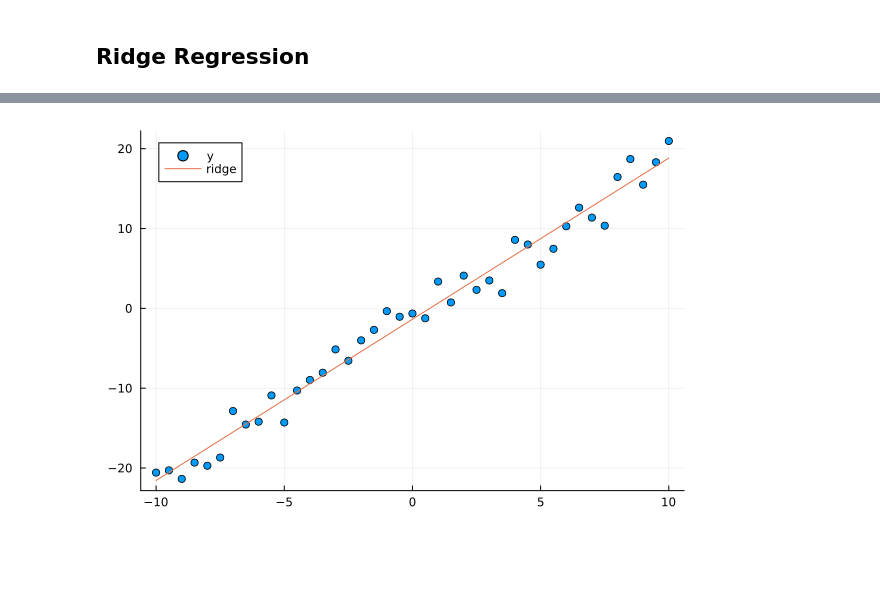
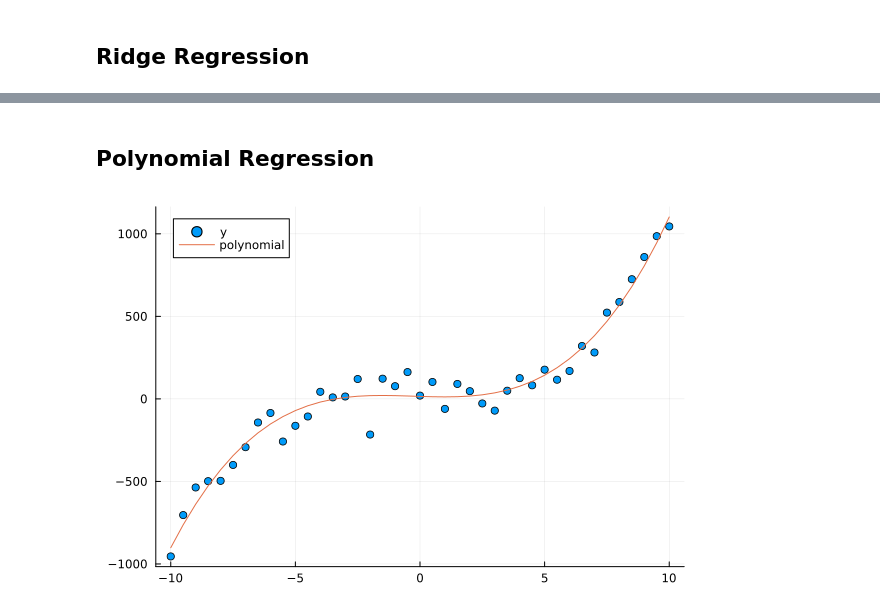
Before and after one commit to SylvainBrouwer/PRML-in-Julia, a Jupyter notebook: notebooks/ch03_linear_models_for_regression.ipynb, the cells around one changed output, grey strips where cells are left out. Cells and saved outputs as stored; diff of their text form; code cells hidden in the pictures; blank space fills up the shorter version.

Commit message:
Overhauled regression structures + added PolynomialRegression.

```diff
--- a/notebooks/ch03_linear_models_for_regression.ipynb
+++ b/notebooks/ch03_linear_models_for_regression.ipynb
@@ -25,8 +50,17 @@ plot!(x, y_pred, label="regression")
+# %% [markdown]
+## Polynomial Regression
 # %%
-ridge = RidgeRegression(5)
-fit!(ridge, x, y)
-y_pred = predict(reg, x)
-plot(x,y, seriestype=:scatter, label="y")
-plot!(x, y_pred, label="ridge")
+# Create toy data
+x = collect(-10:0.5:10)
+y = map(p -> 2 - 2p + p^2 + p^3, x) + randn(length(x))*100
+
+# Fit regressor
+polyreg = PolynomialRegression()
+fit!(polyreg, x, y)
+
+# Predict and plot
+y_pred = predict(polyreg, x)
+plot(x, y, seriestype=:scatter, label="y")
+plot!(x, y_pred, label="polynomial")
 # %% [output]
-[figure, old version]
+[figure, new version]
```
Also changed, not shown: parts of 3 cells of this notebook.
